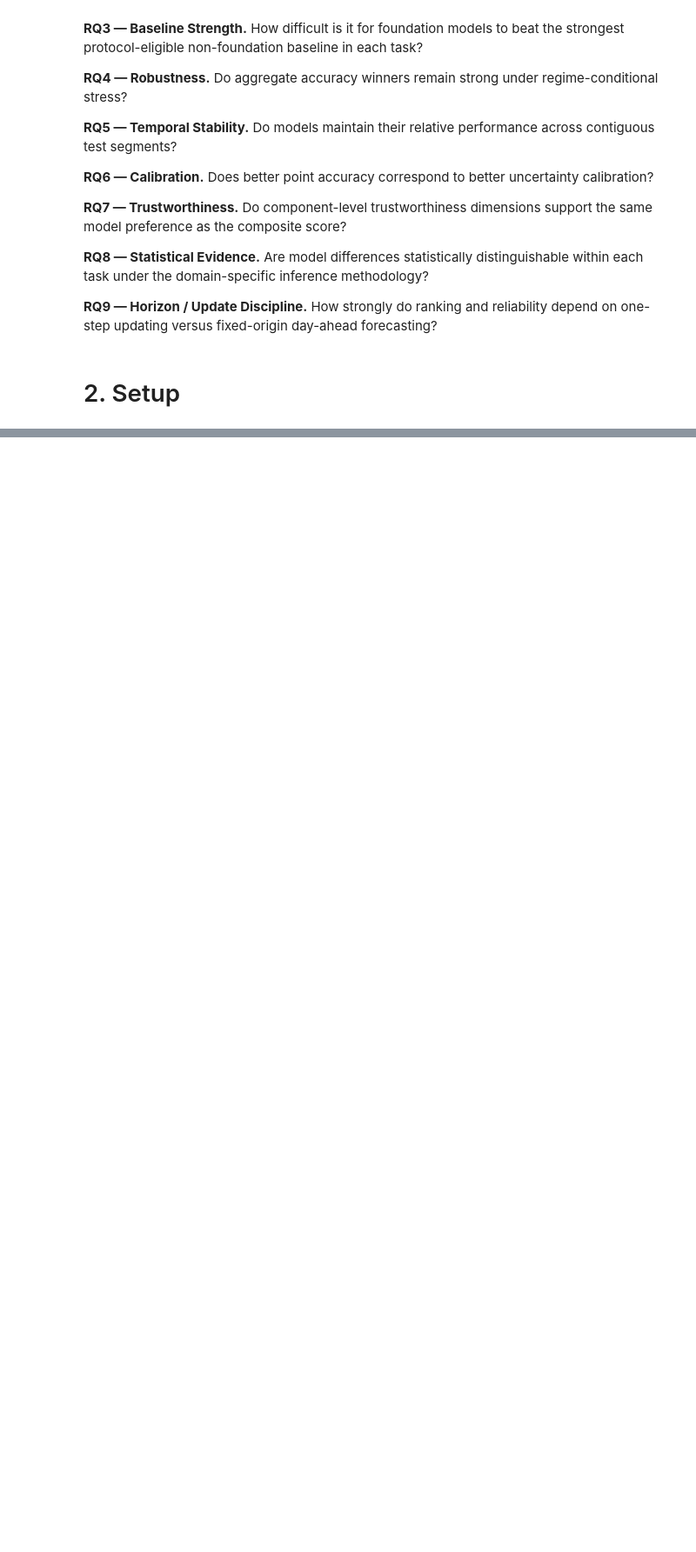
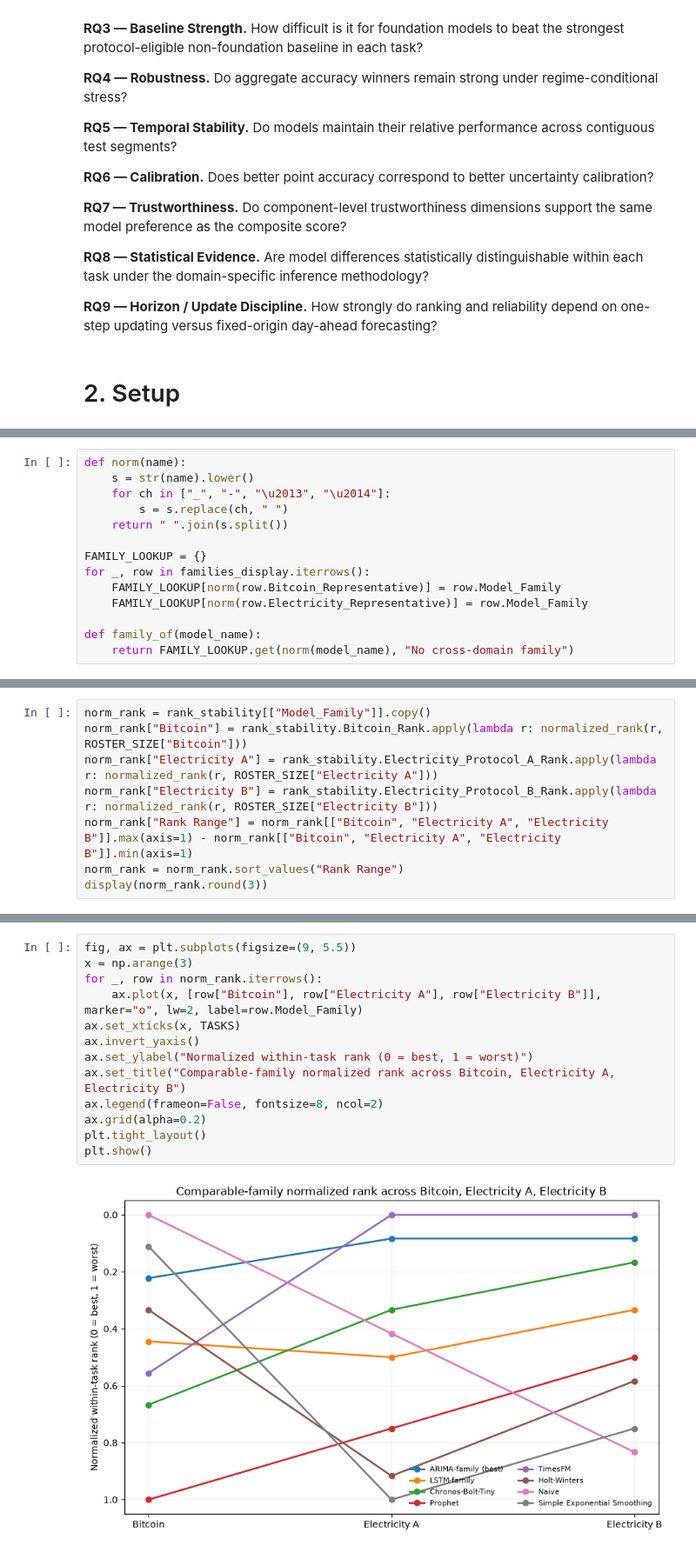
Before and after one commit to mdsoadsolaiman/Time-Series-Foundation-Models, a Jupyter notebook: notebooks/18_Cross_Domain_Comparison.ipynb, the cells around one changed output, grey strips where cells are left out. Shown at 87% size. Cells and saved outputs as stored; diff of their text form; blank space fills up the shorter version.

```diff
--- a/notebooks/18_Cross_Domain_Comparison.ipynb
+++ b/notebooks/18_Cross_Domain_Comparison.ipynb
@@ -133,0 +295,14 @@ display(pd.DataFrame([{
+# %%
+def norm(name):
+    s = str(name).lower()
+    for ch in ["_", "-", "\u2013", "\u2014"]:
+        s = s.replace(ch, " ")
+    return " ".join(s.split())
+
+FAMILY_LOOKUP = {}
+for _, row in families_display.iterrows():
+    FAMILY_LOOKUP[norm(row.Bitcoin_Representative)] = row.Model_Family
+    FAMILY_LOOKUP[norm(row.Electricity_Representative)] = row.Model_Family
+
+def family_of(model_name):
+    return FAMILY_LOOKUP.get(norm(model_name), "No cross-domain family")
@@ -133,0 +501,8 @@ display(pd.DataFrame([{
+# %%
+norm_rank = rank_stability[["Model_Family"]].copy()
+norm_rank["Bitcoin"] = rank_stability.Bitcoin_Rank.apply(lambda r: normalized_rank(r, ROSTER_SIZE["Bitcoin"]))
+norm_rank["Electricity A"] = rank_stability.Electricity_Protocol_A_Rank.apply(lambda r: normalized_rank(r, ROSTER_SIZE["Electricity A"]))
+norm_rank["Electricity B"] = rank_stability.Electricity_Protocol_B_Rank.apply(lambda r: normalized_rank(r, ROSTER_SIZE["Electricity B"]))
+norm_rank["Rank Range"] = norm_rank[["Bitcoin", "Electricity A", "Electricity B"]].max(axis=1) - norm_rank[["Bitcoin", "Electricity A", "Electricity B"]].min(axis=1)
+norm_rank = norm_rank.sort_values("Rank Range")
+display(norm_rank.round(3))
@@ -133,0 +521,15 @@ display(pd.DataFrame([{
+# %%
+fig, ax = plt.subplots(figsize=(9, 5.5))
+x = np.arange(3)
+for _, row in norm_rank.iterrows():
+    ax.plot(x, [row["Bitcoin"], row["Electricity A"], row["Electricity B"]], marker="o", lw=2, label=row.Model_Family)
+ax.set_xticks(x, TASKS)
+ax.invert_yaxis()
+ax.set_ylabel("Normalized within-task rank (0 = best, 1 = worst)")
+ax.set_title("Comparable-family normalized rank across Bitcoin, Electricity A, Electricity B")
+ax.legend(frameon=False, fontsize=8, ncol=2)
+ax.grid(alpha=0.2)
+plt.tight_layout()
+plt.show()
+# %% [output]
+[figure, added]
```
Also changed, not shown: parts of 132 cells of this notebook.
